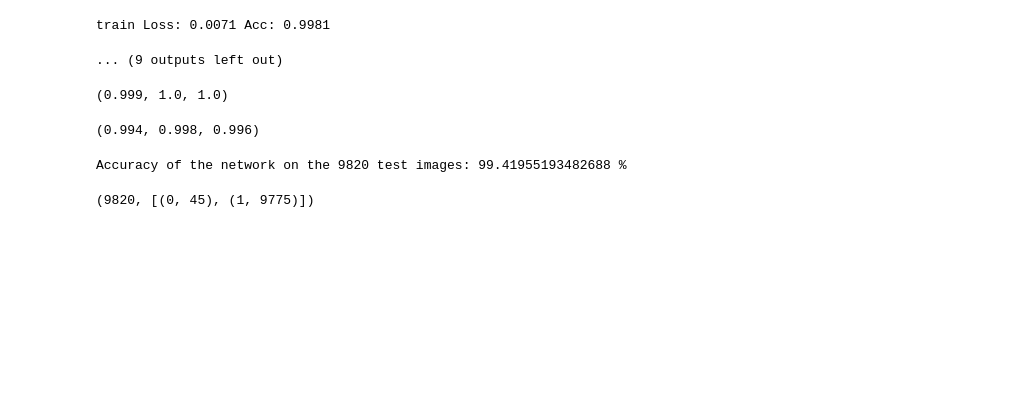
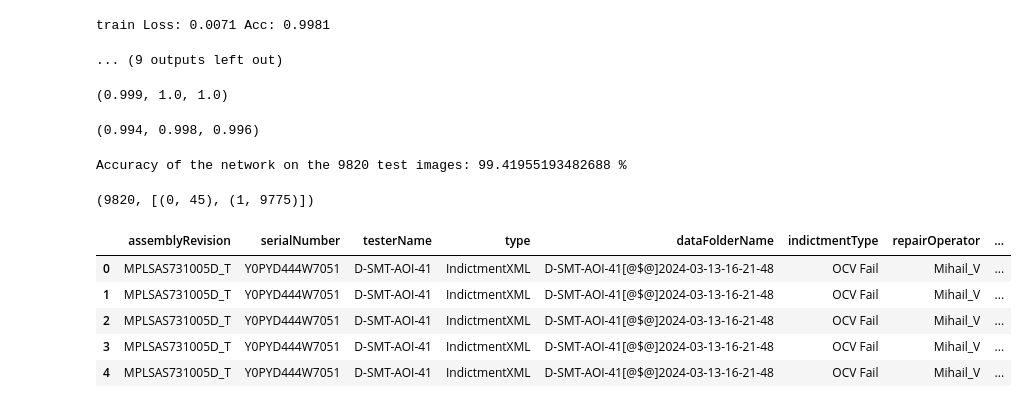
Before and after one commit to ITeaCoffeeSky/ML-services_PCBA, a Jupyter notebook: model/model.ipynb, the cells around one changed output. Drawn from its saved outputs; the diff is of its cells as text; code cells hidden in the pictures; blank space fills up the shorter version.

```diff
--- a/model/model.ipynb
+++ b/model/model.ipynb
@@ -94,7 +96,7 @@ batch_size = 10
 
 train_dataloader = torch.utils.data.DataLoader(train_dataset, batch_size=batch_size, shuffle=True, num_workers=0)
 val_dataloader = torch.utils.data.DataLoader(val_dataset, batch_size=batch_size, shuffle=True, num_workers=0)
-test_dataloader = torch.utils.data.DataLoader(test_dataset, batch_size=batch_size, shuffle=True, num_workers=0)
+test_dataloader = torch.utils.data.DataLoader(test_dataset, batch_size=batch_size, shuffle=False, num_workers=0)
 # %%
 dataiter = iter(train_dataloader)
 images, labels = next(dataiter)
@@ -275,7 +277,6 @@ with torch.no_grad():
         labels = labels.to(device)
 
         preds = model(inputs)
-        loss_value = loss(preds, labels)
         preds_class = preds.argmax(dim=1)
 
         total += labels.size(0)
@@ -290,3 +291,13 @@ Accuracy of the network on the 9820 test images: 99.41955193482688 %
 len(test_res), list(zip(*np.unique(test_res, return_counts=True)))
 # %% [output]
 (9820, [(0, 45), (1, 9775)])
+# %%
+df_total_test['modelPredict'] = test_res
+df_total_test.head(5)
+# %% [output]
+|  | assemblyRevision | serialNumber | testerName | type | dataFolderName | indictmentType | repairOperator | ... |
+| 0 | MPLSAS731005D_T | Y0PYD444W7051 | D-SMT-AOI-41 | IndictmentXML | D-SMT-AOI-41[@$@]2024-03-13-16-21-48 | OCV Fail | Mihail_V | ... |
+| 1 | MPLSAS731005D_T | Y0PYD444W7051 | D-SMT-AOI-41 | IndictmentXML | D-SMT-AOI-41[@$@]2024-03-13-16-21-48 | OCV Fail | Mihail_V | ... |
+| 2 | MPLSAS731005D_T | Y0PYD444W7051 | D-SMT-AOI-41 | IndictmentXML | D-SMT-AOI-41[@$@]2024-03-13-16-21-48 | OCV Fail | Mihail_V | ... |
+| 3 | MPLSAS731005D_T | Y0PYD444W7051 | D-SMT-AOI-41 | IndictmentXML | D-SMT-AOI-41[@$@]2024-03-13-16-21-48 | OCV Fail | Mihail_V | ... |
+| 4 | MPLSAS731005D_T | Y0PYD444W7051 | D-SMT-AOI-41 | IndictmentXML | D-SMT-AOI-41[@$@]2024-03-13-16-21-48 | OCV Fail | Mihail_V | ... |
```
Also changed, not shown: parts of 12 cells of this notebook, 7 other files.
